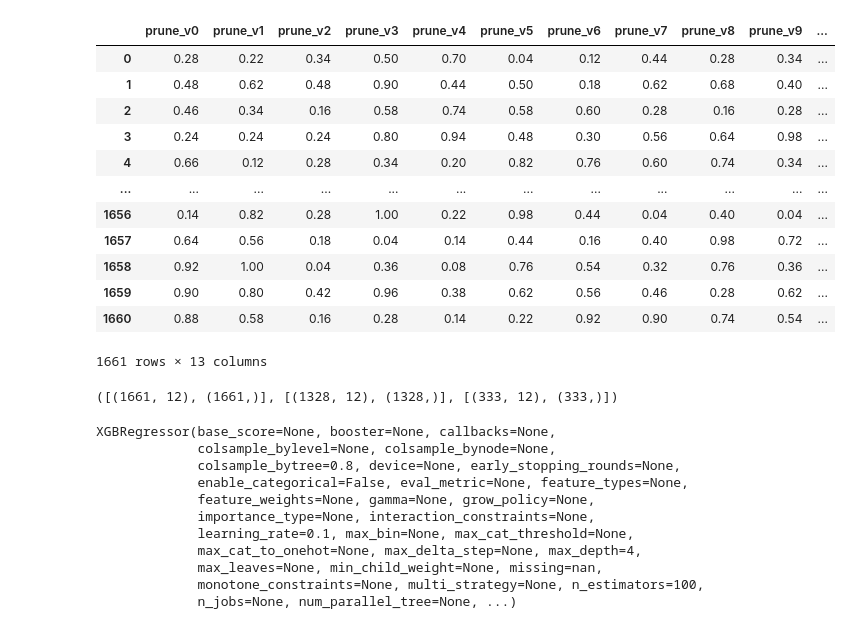
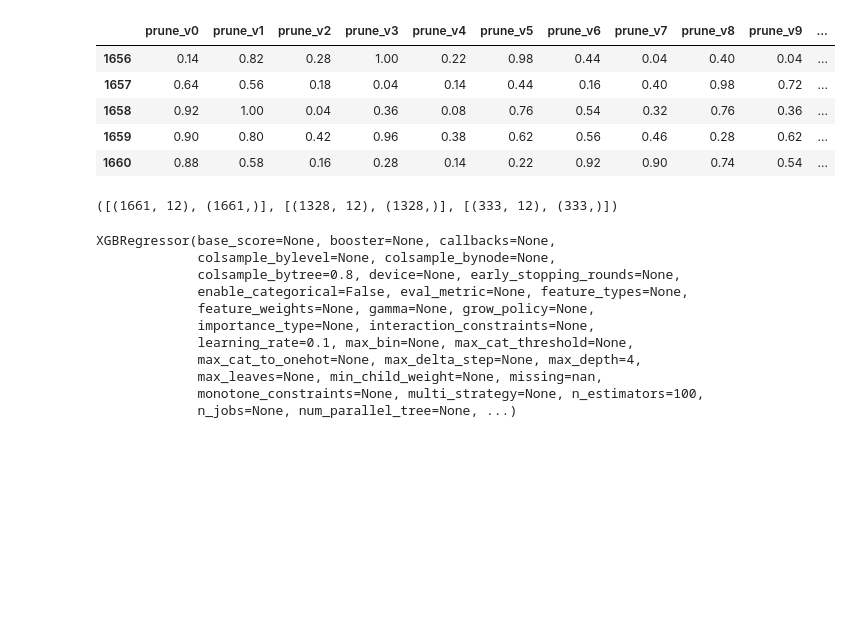
Before and after one commit to mahadevxo/DDNN-Working, a Jupyter notebook: src/pruning/taylor_series/pruning-mvcnn-accuracy/data-analysis.ipynb, the cells around one changed output. Cells and saved outputs as stored; diff of their text form; code cells hidden in the pictures; blank space fills up the shorter version.

```diff
--- a/src/pruning/taylor_series/pruning-mvcnn-accuracy/data-analysis.ipynb
+++ b/src/pruning/taylor_series/pruning-mvcnn-accuracy/data-analysis.ipynb
@@ -9,21 +9,14 @@ import pickle
 # %%
 results = pd.read_csv('test-log.csv')
 # %%
-results
+results.tail()
 # %% [output]
 |  | prune_v0 | prune_v1 | prune_v2 | prune_v3 | prune_v4 | prune_v5 | prune_v6 | prune_v7 | prune_v8 | prune_v9 | ... |
-| 0 | 0.28 | 0.22 | 0.34 | 0.50 | 0.70 | 0.04 | 0.12 | 0.44 | 0.28 | 0.34 | ... |
-| 1 | 0.48 | 0.62 | 0.48 | 0.90 | 0.44 | 0.50 | 0.18 | 0.62 | 0.68 | 0.40 | ... |
-| 2 | 0.46 | 0.34 | 0.16 | 0.58 | 0.74 | 0.58 | 0.60 | 0.28 | 0.16 | 0.28 | ... |
-| 3 | 0.24 | 0.24 | 0.24 | 0.80 | 0.94 | 0.48 | 0.30 | 0.56 | 0.64 | 0.98 | ... |
-| 4 | 0.66 | 0.12 | 0.28 | 0.34 | 0.20 | 0.82 | 0.76 | 0.60 | 0.74 | 0.34 | ... |
-| ... | ... | ... | ... | ... | ... | ... | ... | ... | ... | ... | ... |
 | 1656 | 0.14 | 0.82 | 0.28 | 1.00 | 0.22 | 0.98 | 0.44 | 0.04 | 0.40 | 0.04 | ... |
 | 1657 | 0.64 | 0.56 | 0.18 | 0.04 | 0.14 | 0.44 | 0.16 | 0.40 | 0.98 | 0.72 | ... |
 | 1658 | 0.92 | 1.00 | 0.04 | 0.36 | 0.08 | 0.76 | 0.54 | 0.32 | 0.76 | 0.36 | ... |
 | 1659 | 0.90 | 0.80 | 0.42 | 0.96 | 0.38 | 0.62 | 0.56 | 0.46 | 0.28 | 0.62 | ... |
 | 1660 | 0.88 | 0.58 | 0.16 | 0.28 | 0.14 | 0.22 | 0.92 | 0.90 | 0.74 | 0.54 | ... |
-1661 rows × 13 columns
 # %%
 X = results.iloc[:, :-1].values
 Y = results.iloc[:, -1].values
```
Also changed, not shown: 1 other file.
